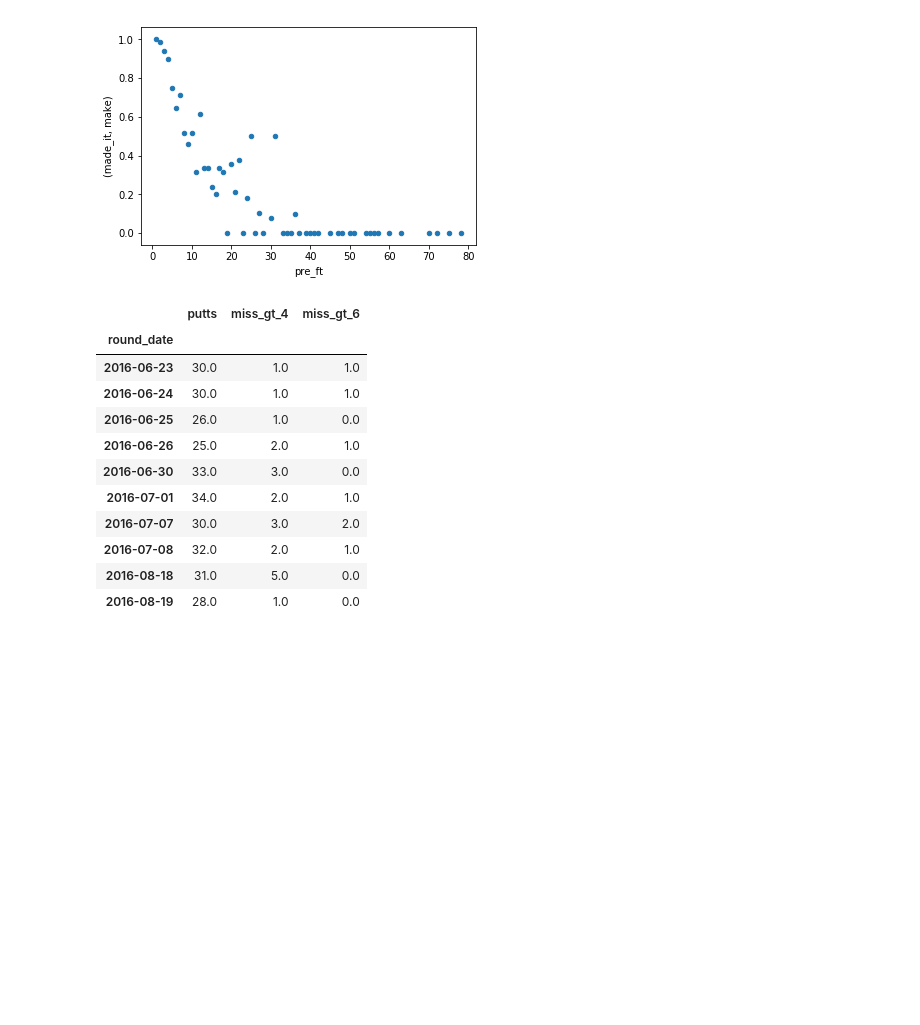
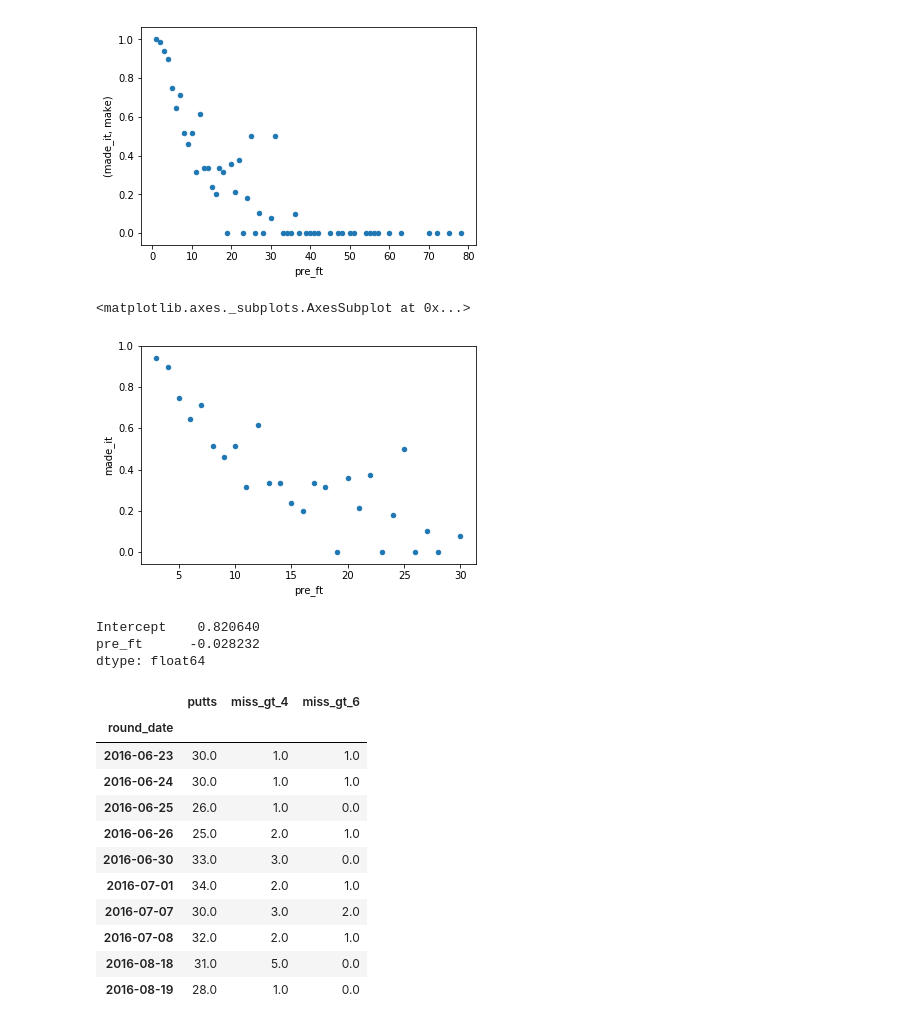
Before and after one commit to brendansudol/golf-moneyball, a Jupyter notebook: notebooks/horsey.ipynb, the cells around one changed output. Saved outputs shown, nothing was run; the diff lists cells and outputs as text; code cells hidden in the pictures; blank space fills up the shorter version.

```diff
--- a/notebooks/horsey.ipynb
+++ b/notebooks/horsey.ipynb
@@ -152,4 +162,24 @@ putt_stats.plot(kind='scatter', x='pre_ft', y=('made_it', 'make'))
 # %% [output]
 <matplotlib.axes._subplots.AxesSubplot at 0x...>
 [figure]
+# %%
+# focus on 2-30 foot range
+
+putts_2to30 = putts.query('pre_ft > 2 & pre_ft <= 30').groupby('pre_ft') \
+    .agg({ 'made_it': lambda x: sum(x) / len(x) }) \
+    .reset_index()
+
+putts_2to30.plot(kind='scatter', x='pre_ft', y='made_it')
+# %% [output]
+<matplotlib.axes._subplots.AxesSubplot at 0x...>
+[figure, added]
+# %%
+# compute linear regression
+
+res = smf.ols(formula='made_it ~ pre_ft', data=putts_upto30).fit()
+res.params
+# %% [output]
+Intercept    0.820640
+pre_ft      -0.028232
+dtype: float64
 # %%
```
Also changed, not shown: parts of 28 cells of this notebook, 4 other files.
